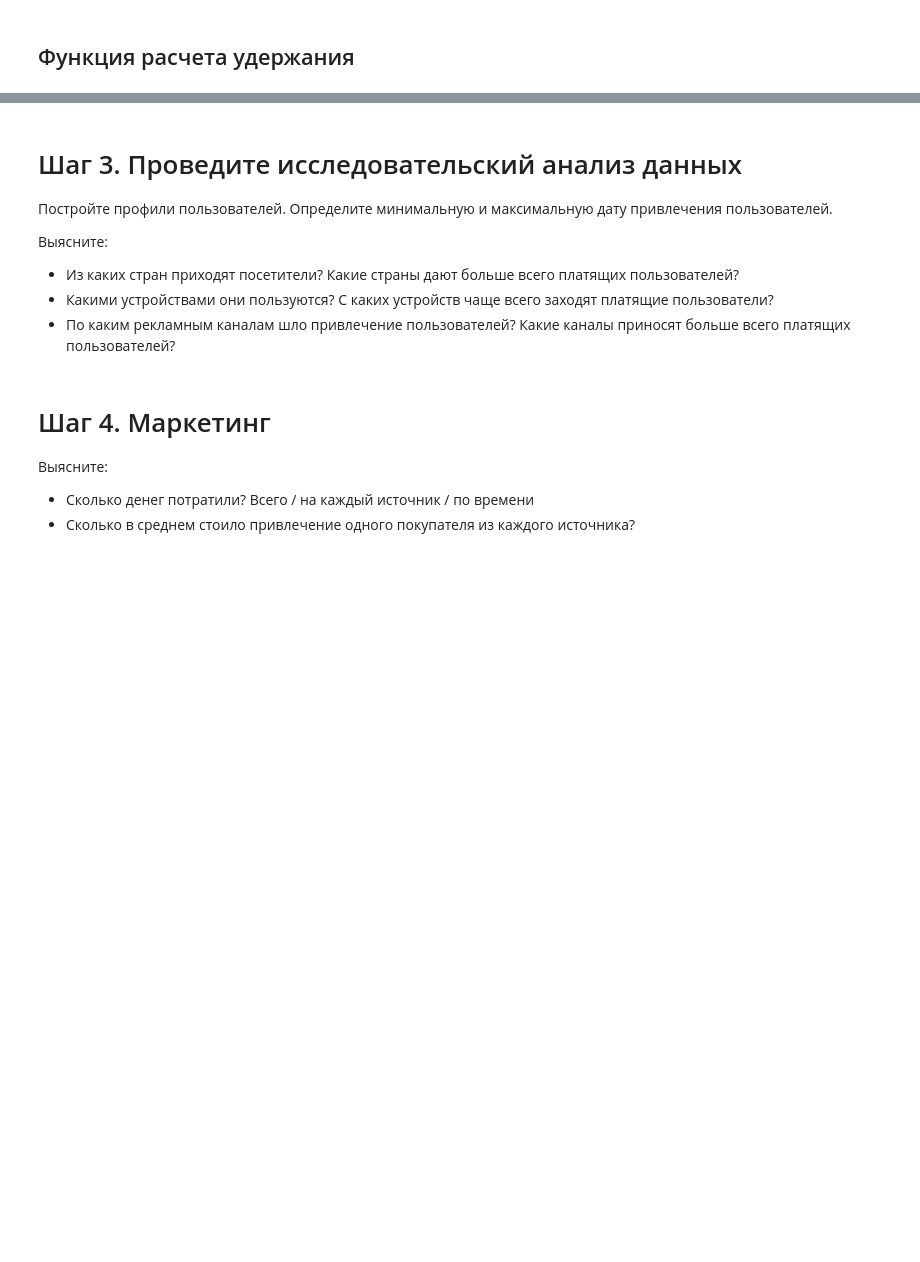
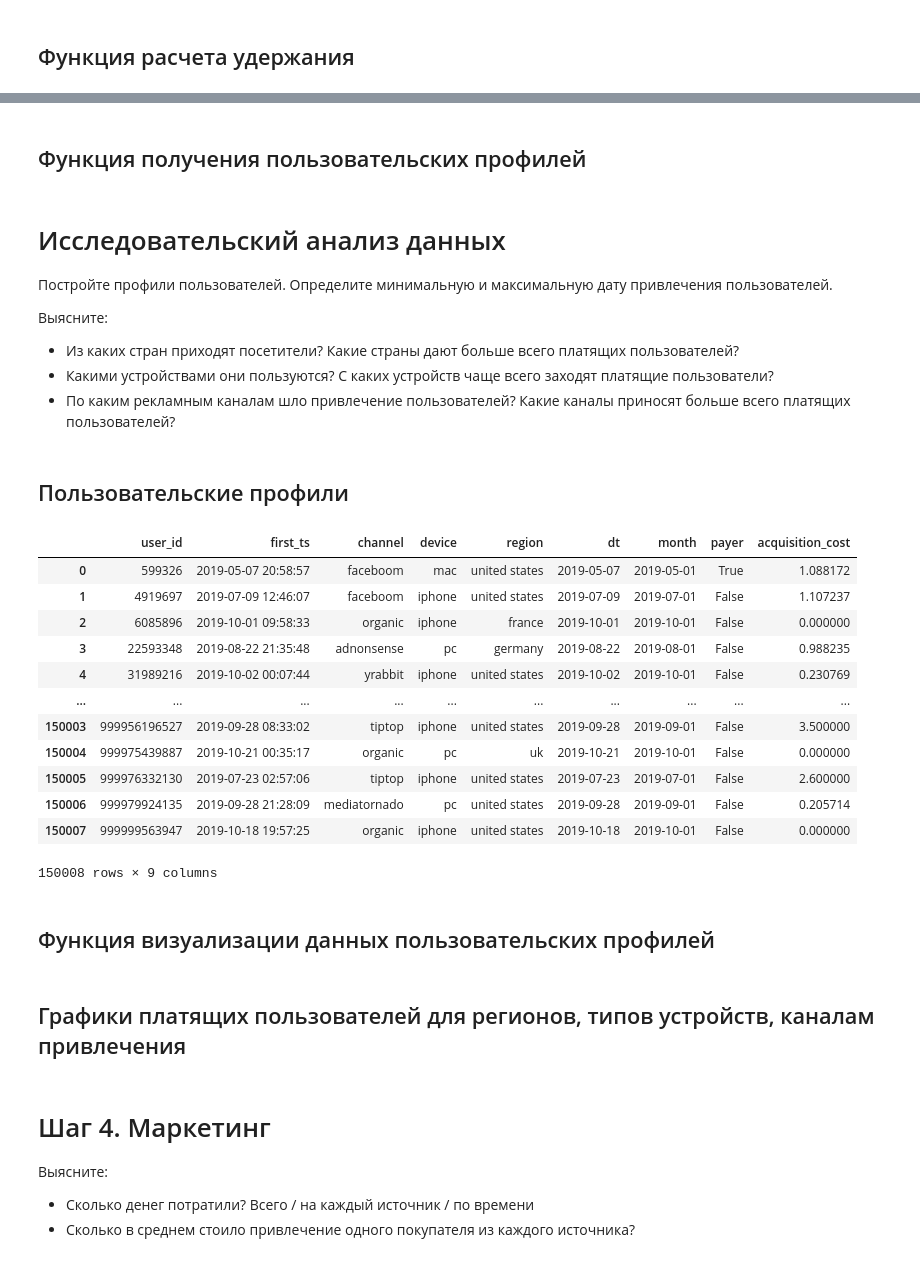
Before and after one commit to parabatareek/DataAnalyst, a Jupyter notebook: Projects/Project 7 - Маркетинговая аналитика/Project 7 - Маркетинговая аналитика.ipynb, the cells around one changed output, grey strips where cells are left out. Drawn from its saved outputs; the diff is of its cells as text; code cells hidden in the pictures; blank space fills up the shorter version.

Commit message:
Project 7 - Маркетинговая аналитика   + Исследовательский анализ данных

```diff
--- a/Projects/Project 7 - Маркетинговая аналитика/Project 7 - Маркетинговая аналитика.ipynb
+++ b/Projects/Project 7 - Маркетинговая аналитика/Project 7 - Маркетинговая аналитика.ipynb
@@ -376,0 +509,2 @@ def get_conversion(
+# %% [markdown]
+## Функция получения пользовательских профилей ##
@@ -377,5 +557,6 @@ def get_conversion(
 # %% [markdown]
-# Шаг 3. Проведите исследовательский анализ данных
+<a id='exploratory'></a>
+# Исследовательский анализ данных #
 
 Постройте профили пользователей. Определите минимальную и максимальную дату привлечения пользователей.
 
@@ -383,3 +564,27 @@ def get_conversion(
 - Из каких стран приходят посетители? Какие страны дают больше всего платящих пользователей?
 - Какими устройствами они пользуются? С каких устройств чаще всего заходят платящие пользователи?
 - По каким рекламным каналам шло привлечение пользователей? Какие каналы приносят больше всего платящих пользователей?
+# %% [markdown]
+<a id='exploratory_profiles'></a>
+## Пользовательские профили ##
+# %%
+profiles = get_profiles(sessions=data_visits, orders=data_orders, ad_costs=data_costs, events='')
+min_date = profiles['first_ts'].min()
+max_date = profiles['first_ts'].max()
+# %% [output]
+|  | user_id | first_ts | channel | device | region | dt | month | payer | acquisition_cost |
+| 0 | 599326 | 2019-05-07 20:58:57 | faceboom | mac | united states | 2019-05-07 | 2019-05-01 | True | 1.088172 |
+| 1 | 4919697 | 2019-07-09 12:46:07 | faceboom | iphone | united states | 2019-07-09 | 2019-07-01 | False | 1.107237 |
+| 2 | 6085896 | 2019-10-01 09:58:33 | organic | iphone | france | 2019-10-01 | 2019-10-01 | False | 0.000000 |
+| 3 | 22593348 | 2019-08-22 21:35:48 | adnonsense | pc | germany | 2019-08-22 | 2019-08-01 | False | 0.988235 |
+| 4 | 31989216 | 2019-10-02 00:07:44 | yrabbit | iphone | united states | 2019-10-02 | 2019-10-01 | False | 0.230769 |
+| ... | ... | ... | ... | ... | ... | ... | ... | ... | ... |
+| 150003 | 999956196527 | 2019-09-28 08:33:02 | tiptop | iphone | united states | 2019-09-28 | 2019-09-01 | False | 3.500000 |
+| 150004 | 999975439887 | 2019-10-21 00:35:17 | organic | pc | uk | 2019-10-21 | 2019-10-01 | False | 0.000000 |
+| 150005 | 999976332130 | 2019-07-23 02:57:06 | tiptop | iphone | united states | 2019-07-23 | 2019-07-01 | False | 2.600000 |
+| 150006 | 999979924135 | 2019-09-28 21:28:09 | mediatornado | pc | united states | 2019-09-28 | 2019-09-01 | False | 0.205714 |
+| 150007 | 999999563947 | 2019-10-18 19:57:25 | organic | iphone | united states | 2019-10-18 | 2019-10-01 | False | 0.000000 |
+150008 rows × 9 columns
+# %% [markdown]
+<a id='exploratory_graph'></a>
+## Функция визуализации данных пользовательских профилей ##
@@ -385,0 +627,3 @@ def get_conversion(
+# %% [markdown]
+<a id='exploratory_viz'></a>
+## Графики платящих пользователей для регионов, типов устройств, каналам привлечения ##
```
Also changed, not shown: parts of 8 cells of this notebook.
